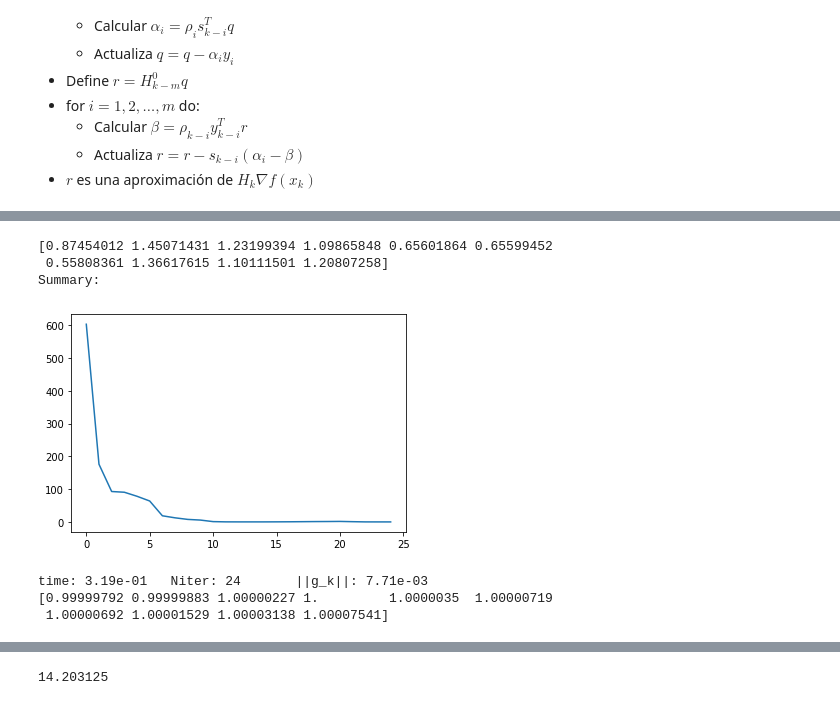
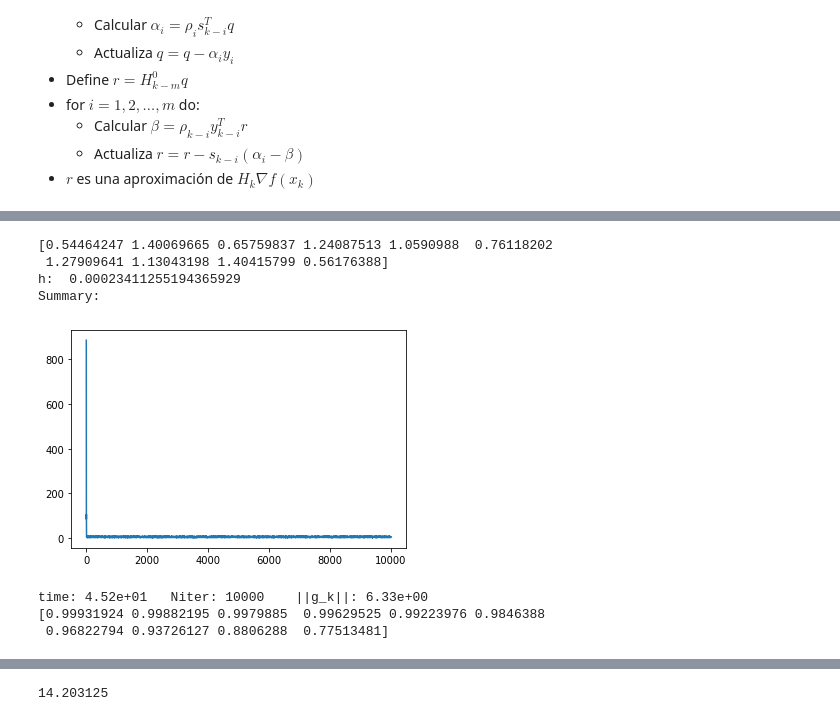
Before and after one commit to JairEsc/Mat_Apl, a Jupyter notebook: Opt_Proyecto_derivative_free.ipynb, the cells around one changed output, grey strips where cells are left out. Saved outputs shown, nothing was run; the diff lists cells and outputs as text; code cells hidden in the pictures.

```diff
--- a/Opt_Proyecto_derivative_free.ipynb
+++ b/Opt_Proyecto_derivative_free.ipynb
@@ -268,7 +270,12 @@ def recovery(x_k,f,grad_k,e_f,h,l1,l2,d_k,m=10):#Genera un nuevo h
                     e_f_n,h_n=rutina_h(f=f,p=np.random.uniform(-1,1,size=n),m=m,x_0=x_k)
                     return x_k,e_f_n,h_n
 # %%
-def find_minimum(f,fprime,x_0,tol_g=10**(-4),max_iter=10**2,alpha_max_iter=100):
+def BFGS(H, s, y):
+    n = H.shape[0]
+    rho = 1.0/np.dot(y,s)
+    V   =  np.identity(n)- rho*np.outer(y,s.T)
+    return V.T@H@V + rho*np.outer(s,s)
+def find_minimum(f,x_0,tol_g=10**(-4),max_iter=10**2,alpha_max_iter=100):
     t1 = time.time()
     n=len(x_0)
     #----------------------
@@ -279,10 +286,10 @@ def find_minimum(f,fprime,x_0,tol_g=10**(-4),max_iter=10**2,alpha_max_iter=100):
     S=[]
     #----------------------
     #----------------------
-    #e_f,h=rutina_h(f=f,p=np.random.uniform(-1,1,size=len(x_0)),m=10,x_0=x_0)
-    #print("h: ",h)
-    e_f=0
-    h=10**(-4)
+    e_f,h=rutina_h(f=f,p=np.random.uniform(-1,1,size=len(x_0)),m=6,x_0=x_0)
+    print("h: ",h)
+    def fprime(x):
+        return scipy.optimize.approx_fprime(xk=x,f=f,epsilon=h)
     g_0=fprime(x_0)#Gradiente
     alpha_k=relaxed_Armijo(f=f,fprime=fprime,x_k=x_0,d=-g_0,e_f=e_f,max_iter=alpha_max_iter)#line_search
     #alpha_k=backtrack(x_k=x_0, f=f, grad=fprime, d_k=-g_0)
@@ -295,16 +302,16 @@ def find_minimum(f,fprime,x_0,tol_g=10**(-4),max_iter=10**2,alpha_max_iter=100):
     Y.append(g_1-g_0)
     S.append(-alpha_k*g_0)
     #comp=[np.linalg.norm(d_k_r+g_0)]#Lista para compararlos
-    #H_k=(np.dot(s_k,y_k)/(np.dot(y_k,y_k)))*np.identity(n)#Dado en clase.
+    #H_k=(np.dot(S[-1],Y[-1])/(np.dot(Y[-1],Y[-1])))*np.identity(n)#Dado en clase.
     #----------------------
     while(np.linalg.norm(g_1)>tol_g and iter<max_iter):
         x_0=x_1
         g_0=g_1
-        #H_k_m=BFGS(s_k=s_k,y_k=y_k,g_k=0,H_k=H_k)
+        #H_k_m=BFGS(s=S[-1],y=Y[-1],H=H_k)
         #d_k=-np.dot(np.linalg.inv(Rosembrok_Hessian(x_0)),g_0)
         d_k=-L_BFGS(S=S,Y=Y,g=g_1)
         #d_k=-np.dot(H_k_m,g_0)
-        if(iter>100):
+        if(iter>250):
             del S[0]
             del Y[0]
         iter_alpha=0
@@ -317,10 +324,10 @@ def find_minimum(f,fprime,x_0,tol_g=10**(-4),max_iter=10**2,alpha_max_iter=100):
                 break
             else:
                 print("Err")
-                #x_k,e_f,h=recovery(x_k=x_0,f=f,grad_k=g_0,e_f=e_f,h=h,l1=0.4,l2=2.5,d_k=d_k)
-                #print("Cambiamos h! :")
-                #def fprime(x):
-                #    return scipy.optimize.approx_fprime(xk=x,f=f,epsilon=h)
+                x_k,e_f,h=recovery(x_k=x_0,f=f,grad_k=g_0,e_f=e_f,h=h,l1=0.4,l2=2.5,d_k=d_k)
+                print("Cambiamos h! :")
+                def fprime(x):
+                    return scipy.optimize.approx_fprime(xk=x,f=f,epsilon=h)
                 iter_alpha+=1
         x_1=x_0+alpha_k*d_k#
         g_1=fprime(x_1)
@@ -331,7 +338,6 @@ def find_minimum(f,fprime,x_0,tol_g=10**(-4),max_iter=10**2,alpha_max_iter=100):
         #print(np.linalg.norm(d_k-d_k_l))
         GG.append(np.linalg.norm(g_1))
     print("Summary: ")
-
     #print("comp:",comp[-1])
     plt.plot(GG)
     plt.show()
@@ -344,19 +350,20 @@ def find_minimum(f,fprime,x_0,tol_g=10**(-4),max_iter=10**2,alpha_max_iter=100):
 # %%
 import time
 np.random.seed()
 n=10
 x_0=np.random.uniform(0.5,1.5,size=n)
 print(x_0)
-x_opt=find_minimum(f=Rosembrok,fprime=Rosembrok_grad_real,x_0=x_0,tol_g=10**(-2),max_iter=10**4,alpha_max_iter=20)
+x_opt=find_minimum(f=Rosembrok_r,x_0=x_0,tol_g=10**(-2),max_iter=2*10**3,alpha_max_iter=20)
 print(x_opt)
 # %% [output]
-[0.87454012 1.45071431 1.23199394 1.09865848 0.65601864 0.65599452
- 0.55808361 1.36617615 1.10111501 1.20807258]
+[0.54464247 1.40069665 0.65759837 1.24087513 1.0590988  0.76118202
+ 1.27909641 1.13043198 1.40415799 0.56176388]
+h:  0.00023411255194365929
 Summary:
-[figure, old version]
+[figure, new version]
-time: 3.19e-01   Niter: 24       ||g_k||: 7.71e-03
-[0.99999792 0.99999883 1.00000227 1.         1.0000035  1.00000719
- 1.00000692 1.00001529 1.00003138 1.00007541]
+time: 4.52e+01   Niter: 10000    ||g_k||: 6.33e+00
+[0.99931924 0.99882195 0.9979885  0.99629525 0.99223976 0.9846388
+ 0.96822794 0.93726127 0.8806288  0.77513481]
 # %%
 def p_204(X):#x_0=np.array([0.1,0.1] ), x_opt=np.array([0,0] )
     A=np.array([0.13294 ,-0.244378, 0.325895] )
```
Also changed, not shown: parts of 4 cells of this notebook.
